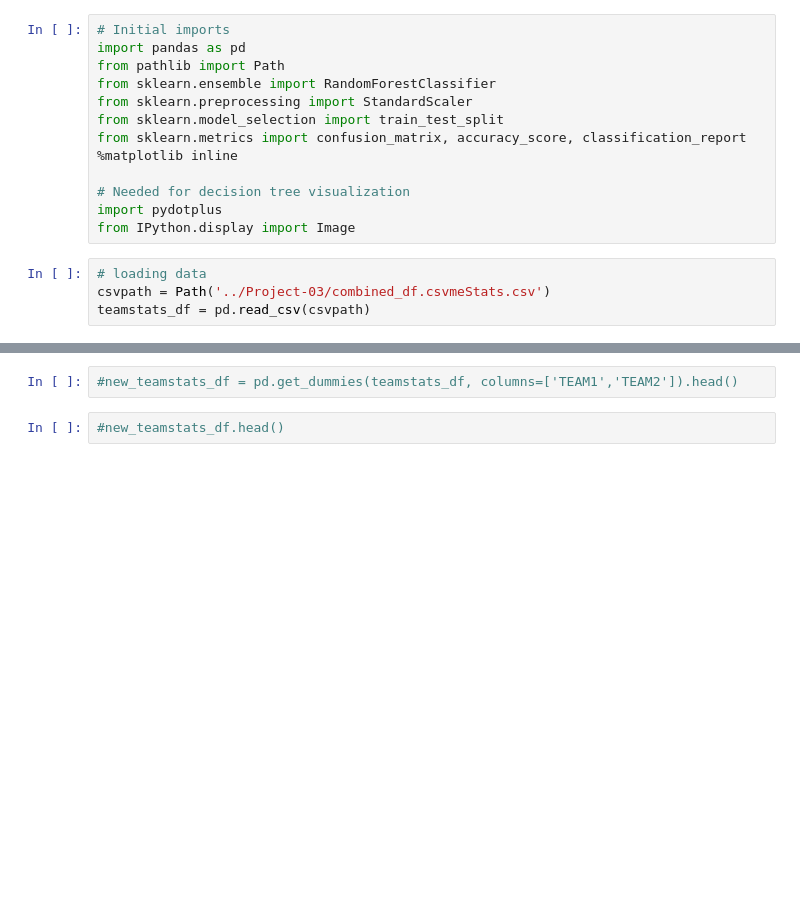
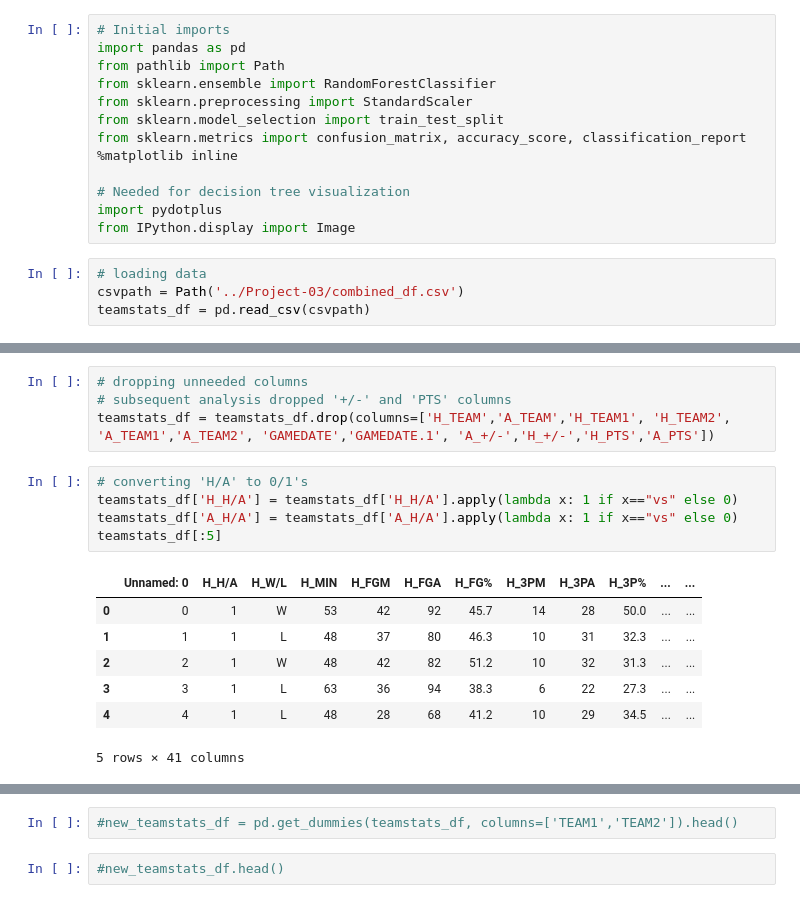
Before and after one commit to lchristij/NBA-ML-Project, a Jupyter notebook: randomforest.ipynb, the cells around one changed output, grey strips where cells are left out. Drawn from its saved outputs; the diff is of its cells as text; blank space fills up the shorter version.

```diff
--- a/randomforest.ipynb
+++ b/randomforest.ipynb
@@ -13,5 +13,5 @@ import pydotplus
 from IPython.display import Image
 # %%
 # loading data
-csvpath = Path('../Project-03/combined_df.csvmeStats.csv')
+csvpath = Path('../Project-03/combined_df.csv')
 teamstats_df = pd.read_csv(csvpath)
@@ -17,0 +38,17 @@ teamstats_df = pd.read_csv(csvpath)
+# %%
+# dropping unneeded columns
+# subsequent analysis dropped '+/-' and 'PTS' columns
+teamstats_df = teamstats_df.drop(columns=['H_TEAM','A_TEAM','H_TEAM1', 'H_TEAM2', 'A_TEAM1','A_TEAM2', 'GAMEDATE','GAMEDATE.1', 'A_+/-','H_+/-','H_PTS','A_PTS'])
+# %%
+# converting 'H/A' to 0/1's
+teamstats_df['H_H/A'] = teamstats_df['H_H/A'].apply(lambda x: 1 if x=="vs" else 0)
+teamstats_df['A_H/A'] = teamstats_df['A_H/A'].apply(lambda x: 1 if x=="vs" else 0)
+teamstats_df[:5]
+# %% [output]
+|  | Unnamed: 0 | H_H/A | H_W/L | H_MIN | H_FGM | H_FGA | H_FG% | H_3PM | H_3PA | H_3P% | ... | ... |
+| 0 | 0 | 1 | W | 53 | 42 | 92 | 45.7 | 14 | 28 | 50.0 | ... | ... |
+| 1 | 1 | 1 | L | 48 | 37 | 80 | 46.3 | 10 | 31 | 32.3 | ... | ... |
+| 2 | 2 | 1 | W | 48 | 42 | 82 | 51.2 | 10 | 32 | 31.3 | ... | ... |
+| 3 | 3 | 1 | L | 63 | 36 | 94 | 38.3 | 6 | 22 | 27.3 | ... | ... |
+| 4 | 4 | 1 | L | 48 | 28 | 68 | 41.2 | 10 | 29 | 34.5 | ... | ... |
+5 rows × 41 columns
```
Also changed, not shown: parts of 12 cells of this notebook, 1 other file.
